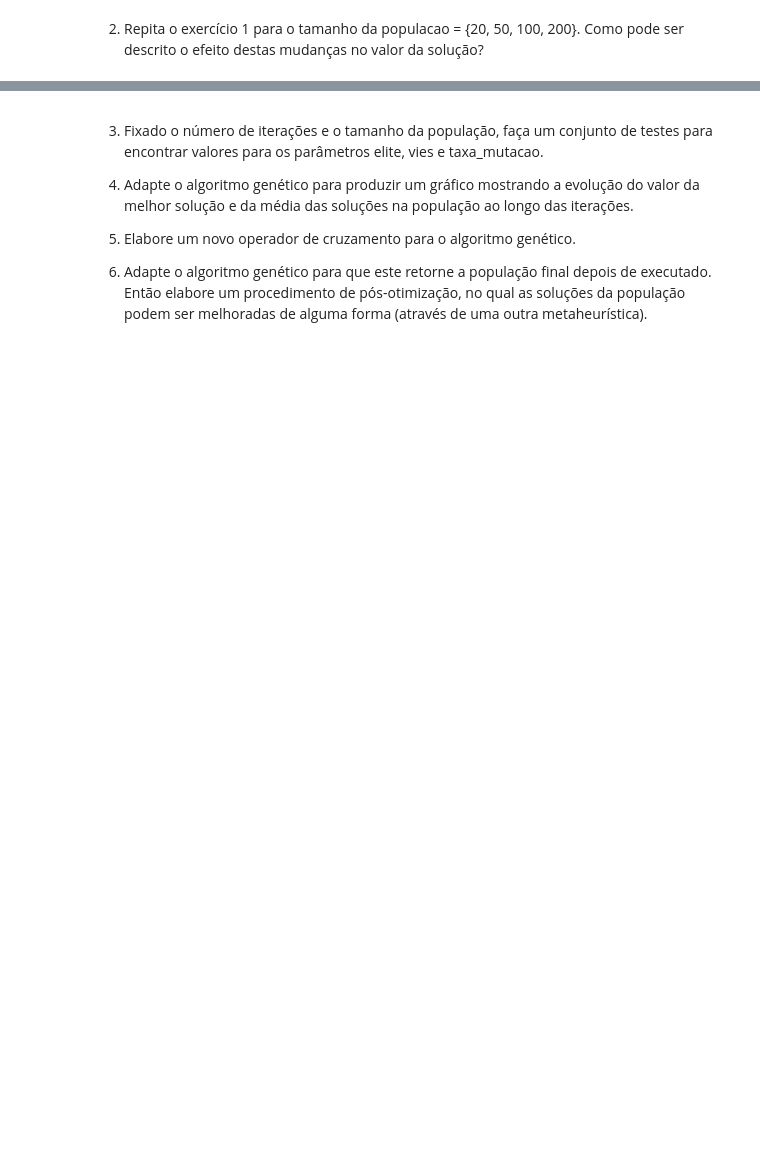
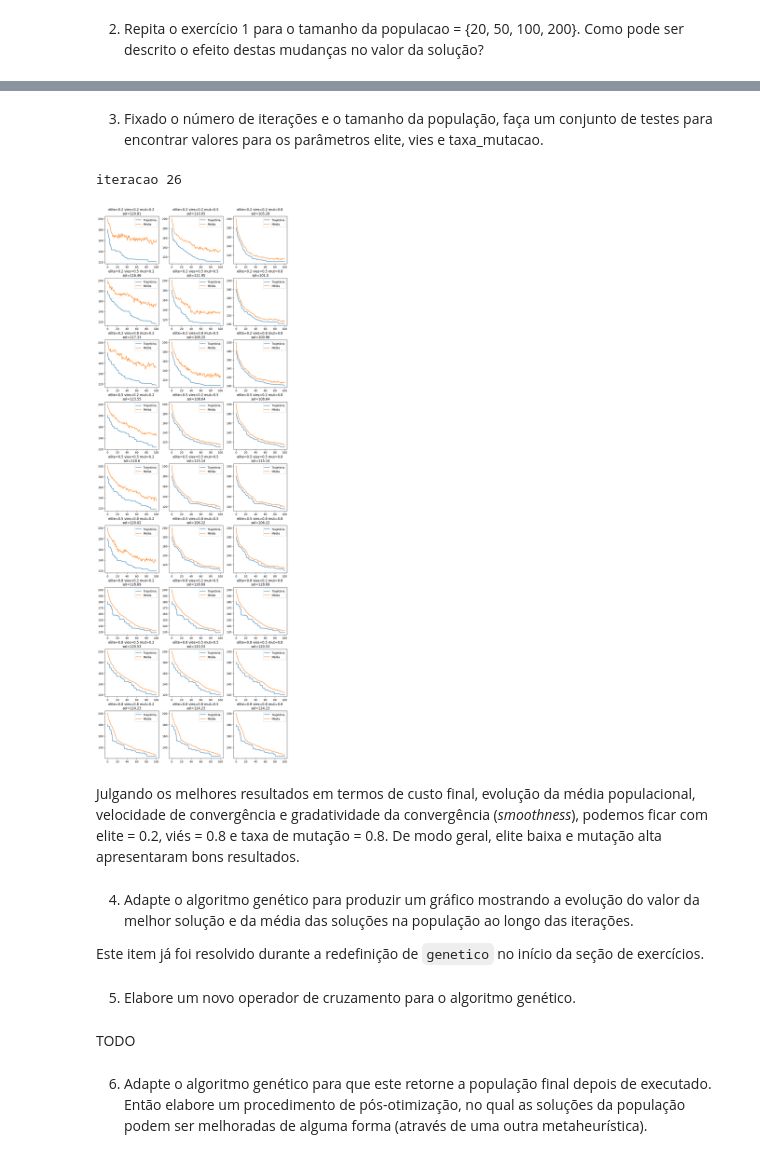
Before and after one commit to CoralBleaching/Metaheuristics-CombinatorialOptim, a Jupyter notebook: PEV.ipynb, the cells around one changed output, grey strips where cells are left out. Saved outputs shown, nothing was run; the diff lists cells and outputs as text; code cells hidden in the pictures; blank space fills up the shorter version.

```diff
--- a/PEV.ipynb
+++ b/PEV.ipynb
@@ -565,9 +619,52 @@ Clientes = 60   Veiculos = 3    Custo = 108.01502909646025
+# %% [markdown]
+3.   Fixado o número de iterações e o tamanho da população, faça um conjunto de testes para encontrar valores para os parâmetros elite, vies e taxa_mutacao.
+# %%
+elites = np.linspace(0.2, 0.8, 3)
+vieses = np.linspace(0.2, 0.8, 3)
+taxas_mutacao = np.linspace(0.2, 0.8, 3)
+
+conj_de_parametros = itertools.product(elites, vieses, taxas_mutacao)
+
+resultados3 = []
+
+for i, parametros in enumerate(conj_de_parametros):
+    exemplo3 = gerar_pev(pontos, veiculos, tarefas)
+
+    elite, vies, taxa_mutacao = parametros
+    resultados3.append(genetico(exemplo3,
+                    tamanho_populacao=50, elite=elite, vies=vies,
+                    taxa_mutacao=taxa_mutacao, rodadas=3, max_iter=100))
+    print(f"iteracao {i}", end='\r')
+# %% [output]
+iteracao 26
+# %%
+fig, axes = plt.subplots(9, 3)
+axes = axes.flatten()
+fig.set_size_inches(12,36)
+
+conj_de_parametros = itertools.product(elites, vieses, taxas_mutacao)
+for resultado, parametros, axis in zip(resultados3, conj_de_parametros, axes):
+    solucao, trajetoria, medias, tempo = resultado
+    elite, vies, taxa_mutacao = (round(par, 2) for par in parametros)
+
+    plt.sca(axis)
+    plt.plot(trajetoria, label="Trajetória")
+    plt.plot(medias, label="Média")
+    plt.title(f'{elite=} {vies=} mut={taxa_mutacao} \nsol={round(solucao.atraso, 2)}')
+    plt.legend()
+
+plt.subplots_adjust(hspace=0.3)
+# %% [output]
+[figure, added]
+# %% [markdown]
+Julgando os melhores resultados em termos de custo final, evolução da média populacional, velocidade de convergência e gradatividade da convergência (_smoothness_), podemos ficar com elite = 0.2, viés = 0.8 e taxa de mutação = 0.8. De modo geral, elite baixa e mutação alta apresentaram bons resultados.
+# %% [markdown]
+4.   Adapte o algoritmo genético para produzir um gráfico mostrando a evolução do valor da melhor solução e da média das soluções na população ao longo das iterações.
+
+Este item já foi resolvido durante a redefinição de `genetico` no início da seção de exercícios.
+# %% [markdown]
+5.   Elabore um novo operador de cruzamento para o algoritmo genético.
+# %% [markdown]
+TODO
 # %% [markdown]
-
-3.   Fixado o número de iterações e o tamanho da população, faça um conjunto de testes para encontrar valores para os parâmetros elite, vies e taxa_mutacao.
-
-4.   Adapte o algoritmo genético para produzir um gráfico mostrando a evolução do valor da melhor solução e da média das soluções na população ao longo das iterações.
-
-5.   Elabore um novo operador de cruzamento para o algoritmo genético.
-
 6.   Adapte o algoritmo genético para que este retorne a população final depois de executado. Então elabore um procedimento de pós-otimização, no qual as soluções da população podem ser melhoradas de alguma forma (através de uma outra metaheurística).
```
Also changed, not shown: parts of 19 cells of this notebook.
